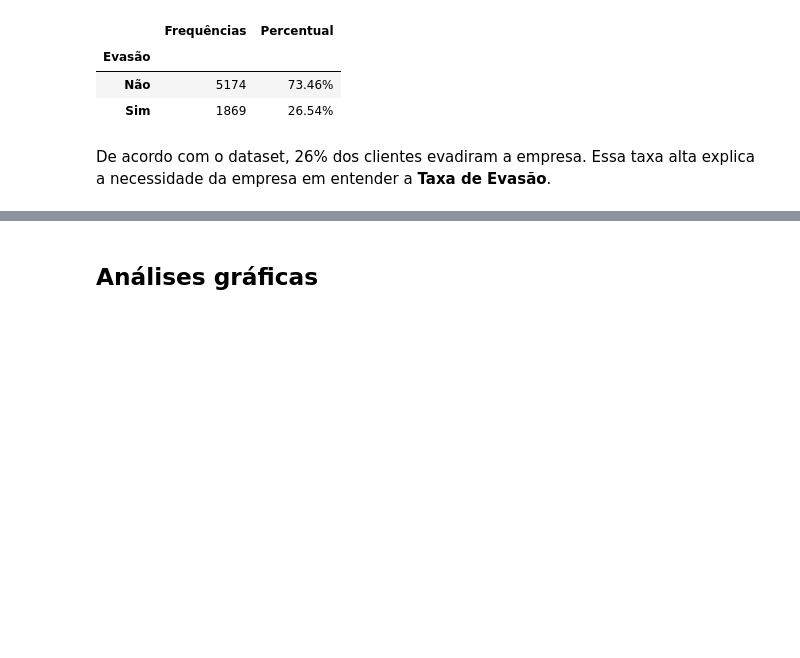
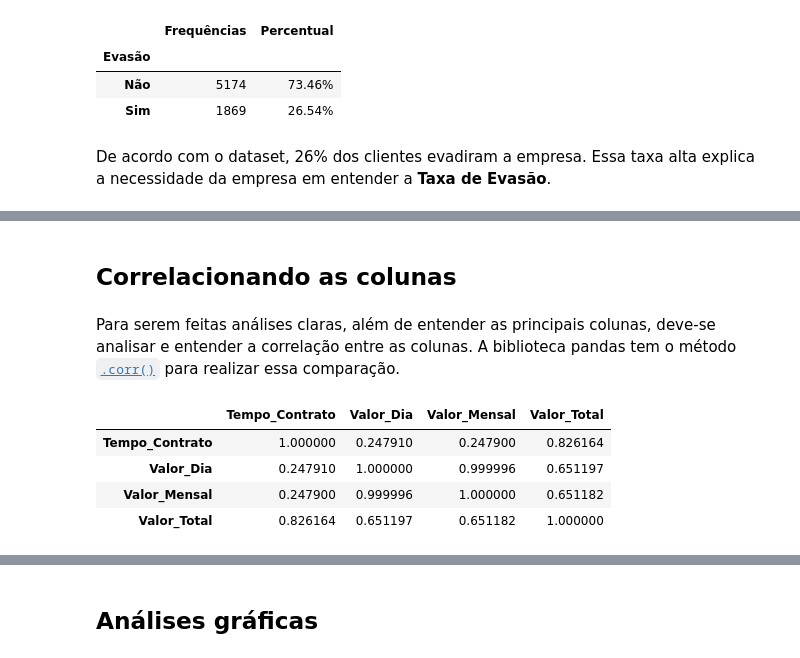
Before and after one commit to vinicius-pf/Challenge_DataScience, a Jupyter notebook: Semana 2/Semana_2.ipynb, the cells around one changed output, grey strips where cells are left out. Cells and saved outputs as stored; diff of their text form; code cells hidden in the pictures; blank space fills up the shorter version.

```diff
--- a/Semana 2/Semana_2.ipynb
+++ b/Semana 2/Semana_2.ipynb
@@ -175,0 +163,12 @@ fig.for_each_trace(lambda t: t.update(hovertemplate=t.hovertemplate.replace("cou
+# %% [markdown]
+## Correlacionando as colunas
+# %% [markdown]
+Para serem feitas análises claras, além de entender as principais colunas, deve-se analisar e entender a correlação entre as colunas. A biblioteca pandas tem o método [`.corr()`](https://pandas.pydata.org/docs/reference/api/pandas.DataFrame.corr.html) para realizar essa comparação.
+# %%
+dados.corr()
+# %% [output]
+|  | Tempo_Contrato | Valor_Dia | Valor_Mensal | Valor_Total |
+| Tempo_Contrato | 1.000000 | 0.247910 | 0.247900 | 0.826164 |
+| Valor_Dia | 0.247910 | 1.000000 | 0.999996 | 0.651197 |
+| Valor_Mensal | 0.247900 | 0.999996 | 1.000000 | 0.651182 |
+| Valor_Total | 0.826164 | 0.651197 | 0.651182 | 1.000000 |
```
Also changed, not shown: parts of 98 cells of this notebook.
